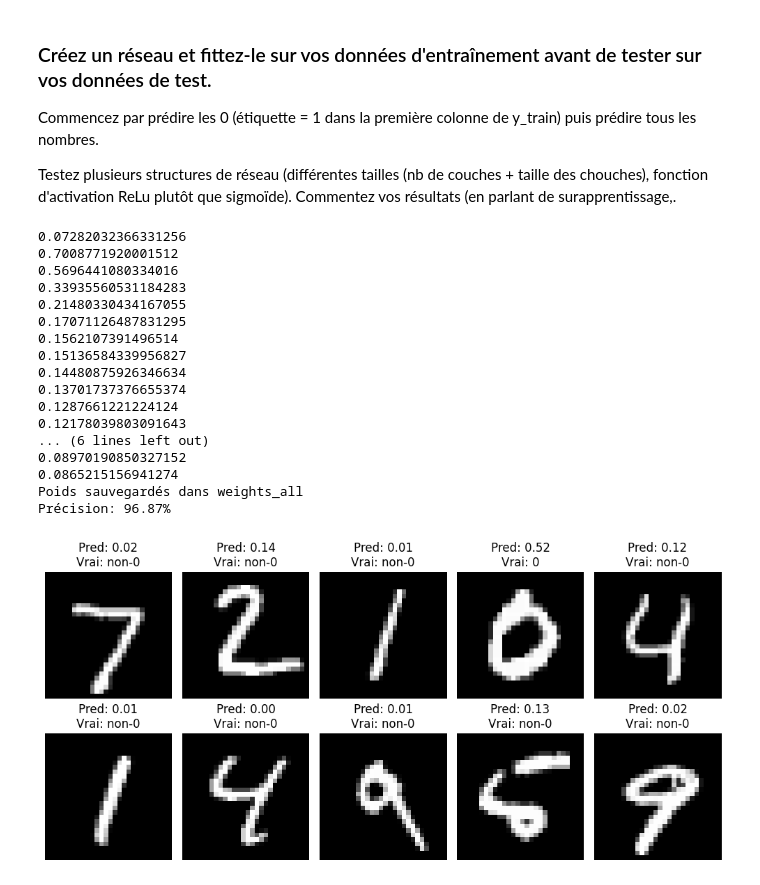
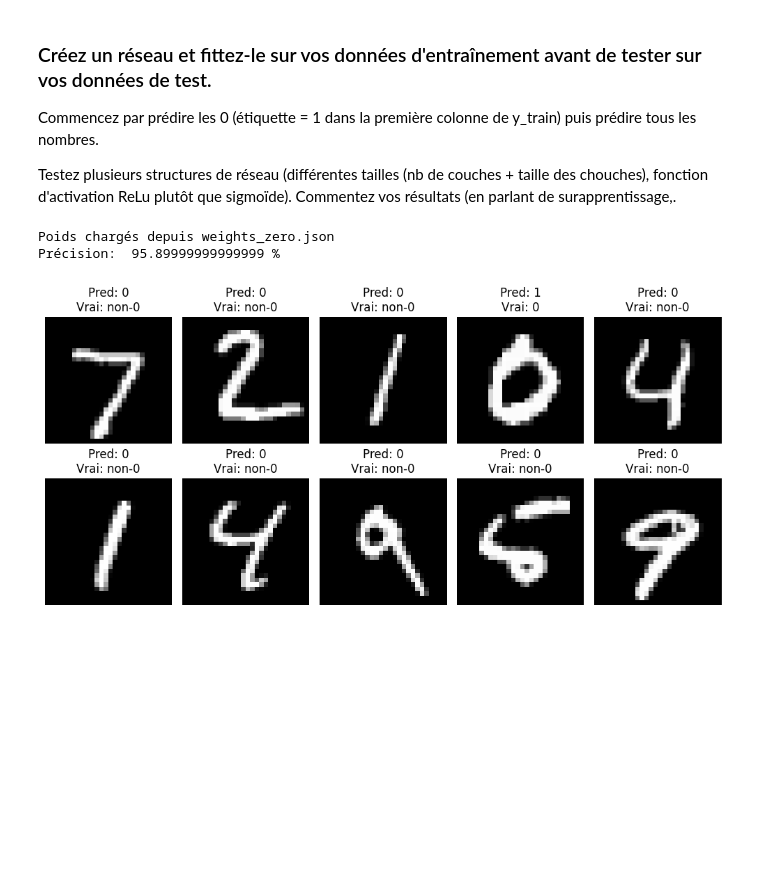
Before and after one commit to Verymadlibrarian/projet_ia, a Jupyter notebook: Projet_lilian.ipynb, the cells around one changed output. Cells and saved outputs as stored; diff of their text form; code cells hidden in the pictures; blank space fills up the shorter version.

```diff
--- a/Projet_lilian.ipynb
+++ b/Projet_lilian.ipynb
@@ -151,82 +151,72 @@ class network:
             # if(i%10 == 0) : print(loss)
             print(loss)
 # %%
+#Pour tester le réseau, laisser FIT à False, si non pour le fit si vous avez envie, mettre FIT à True
+#Voilà c'est à peu près tout
+
+
+
 # Préparation des données pour détecter uniquement les zéros
-y_train_zero = y_train[:, 0].reshape(-1, 1)  # Première colonne = zéros
+y_train_zero = y_train[:, 0].reshape(-1, 1)
 y_test_zero = y_test[:, 0].reshape(-1, 1)
 
 
-NN = network()
-NN.add_layer(784, 20, sigmoid)
-NN.add_layer(20, 20, sigmoid)
-NN.add_layer(20, 1, sigmoid)
-# Fonctonne bien pour la détection des zéros
+NN_zero = network()
+NN_zero.add_layer(784, 20, sigmoid)
+NN_zero.add_layer(20, 20, sigmoid)
+NN_zero.add_layer(20, 1, sigmoid)
 
+FIT = False
 
-# NN.fit(X_train, y_train_zero, 200, 0.0001)
-NN.fit(X_train, y_train_zero, 20, 10e-6) #MODIF
+if FIT:
+    NN_zero.fit(X_train, y_train_zero, 20, 10e-6) #MODIF
+    NN_zero.save_weights("weights_zero.json")
+else:
+    NN_zero.load_weights("weights_zero.json")
 
 y_pred = np.zeros(len(X_test))  # Pour stocker les prédictions
 
 # Boucle pour tester chaque image
 for j in range(len(X_test)):
-    output = NN.run(X_test[j,:])
+    output = NN_zero.run(X_test[j,:])
     y_pred[j] = output[0]
 
 # Conversion des prédictions en 0 ou 1
 pred_class = np.zeros(len(y_pred))
 for i in range(len(y_pred)):
     if y_pred[i] > 0.5:
         pred_class[i] = 1
     else:
         pred_class[i] = 0
 
-# Conversion des vraies valeurs en format plat
+# Conversion des valeurs en une liste simple à accéder
 true_class = []
 for val in y_test_zero:
     true_class.append(val[0])
 
 # Calcul de la précision
 correct = 0
 for i in range(len(pred_class)):
     if pred_class[i] == true_class[i]:
         correct += 1
 accuracy = correct / len(pred_class) * 100
 
 
 
-print(f"Précision: {accuracy:.2f}%")
+print("Précision: ", accuracy, "%")
 
 # Affichage de quelques exemples
 plt.figure(figsize=(10, 5))
 for i in range(10):
     plt.subplot(2, 5, i+1)
     plt.imshow(test_images[i], cmap='gray')
-    if true_class[i] == 1:
-        vraie_valeur = "0"
-    else:
-        vraie_valeur = "non-0"
-    plt.title(f"Pred: {y_pred[i]:.2f}\nVrai: {vraie_valeur}")
+    vraie_valeur = "0" if true_class[i] == 1 else "non-0"  # Simplification de la condition
+    plt.title(f"Pred: {pred_class[i]:.0f}\nVrai: {vraie_valeur}")  # Correction pour afficher la classe prédite (0 ou 1)
     plt.axis('off')
 plt.tight_layout()
 plt.show()
 # %% [output]
-0.07282032366331256
-0.7008771920001512
-0.5696441080334016
-0.33935560531184283
-0.21480330434167055
-0.17071126487831295
-0.1562107391496514
-0.15136584339956827
-0.14480875926346634
-0.13701737376655374
-0.1287661221224124
-0.12178039803091643
-... (6 lines left out)
-0.08970190850327152
-0.0865215156941274
-Poids sauvegardés dans weights_all
-Précision: 96.87%
+Poids chargés depuis weights_zero.json
+Précision:  95.89999999999999 %
-[figure, old version]
+[figure, new version]
 # %%
```
Also changed, not shown: parts of 2 cells of this notebook, 10 other files.
